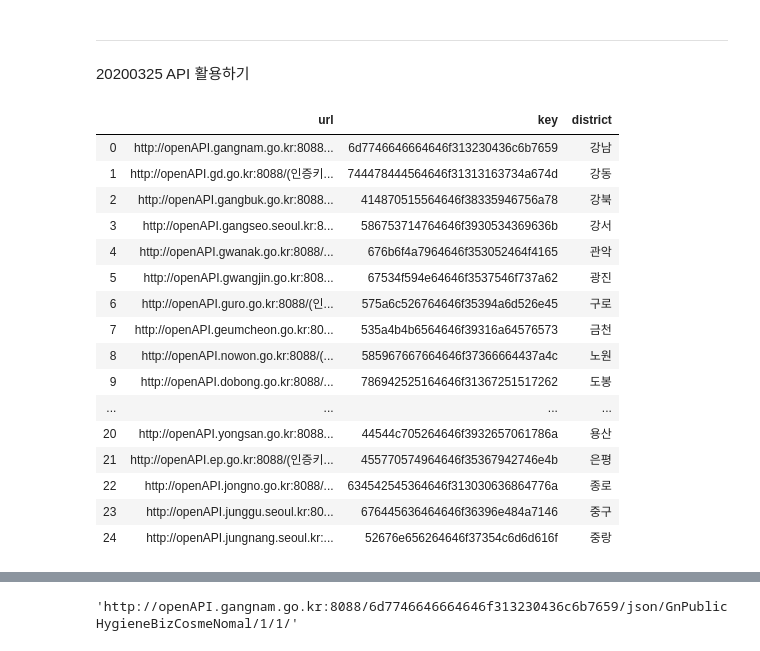
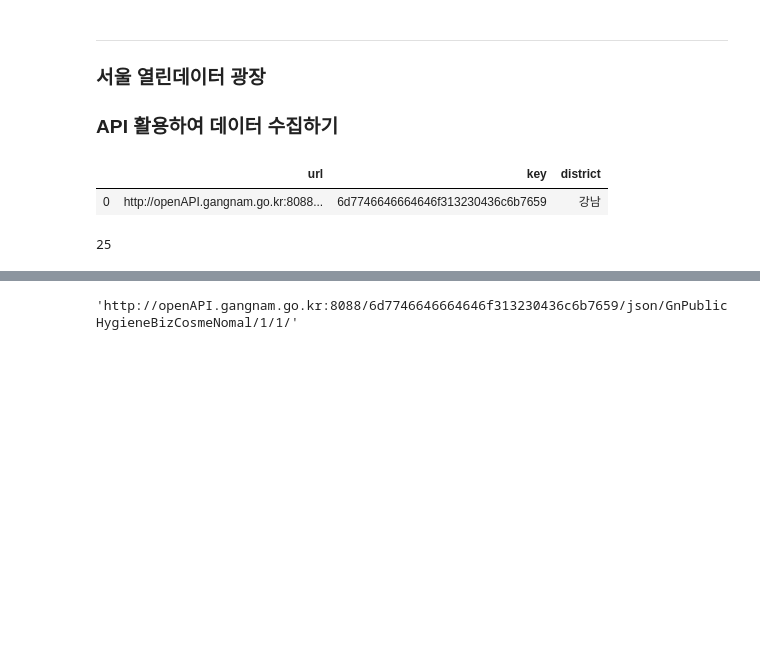
Before and after one commit to DongWon-Sehr/project_marytalk, a Jupyter notebook: dataset/서울시 미용실 데이터 API 호출 및 CSV 저장.ipynb, the cells around one changed output, grey strips where cells are left out. Saved outputs shown, nothing was run; the diff lists cells and outputs as text; code cells hidden in the pictures; blank space fills up the shorter version.

```diff
--- a/dataset/서울시 미용실 데이터 API 호출 및 CSV 저장.ipynb
+++ b/dataset/서울시 미용실 데이터 API 호출 및 CSV 저장.ipynb
@@ -7,32 +7,22 @@ import json
 import requests
 import time
 pd.set_option('display.max_columns',50) # DataFrame truncation 없이 보기
-# %% [markdown]
----
-20200325
-API 활용하기
+# %% [markdown]
+---
+### 서울 열린데이터 광장
+### API 활용하여 데이터 수집하기
 # %%
 # 서울 각 지역별 API url과 인증키 데이터가 담긴 csv파일 읽어오기
 # DataFrame(이하 DF) 형태로 생성
 df_url = pd.read_csv('./seoul_salon_api_key.csv', encoding='cp949')
-df_url
+df_url.head(1)
 # %% [output]
 |  | url | key | district |
 | 0 | http://openAPI.gangnam.go.kr:8088... | 6d7746646664646f313230436c6b7659 | 강남 |
-| 1 | http://openAPI.gd.go.kr:8088/(인증키... | 744478444564646f31313163734a674d | 강동 |
-| 2 | http://openAPI.gangbuk.go.kr:8088... | 414870515564646f38335946756a78 | 강북 |
-| 3 | http://openAPI.gangseo.seoul.kr:8... | 586753714764646f3930534369636b | 강서 |
-| 4 | http://openAPI.gwanak.go.kr:8088/... | 676b6f4a7964646f353052464f4165 | 관악 |
-| 5 | http://openAPI.gwangjin.go.kr:808... | 67534f594e64646f3537546f737a62 | 광진 |
-| 6 | http://openAPI.guro.go.kr:8088/(인... | 575a6c526764646f35394a6d526e45 | 구로 |
-| 7 | http://openAPI.geumcheon.go.kr:80... | 535a4b4b6564646f39316a64576573 | 금천 |
-| 8 | http://openAPI.nowon.go.kr:8088/(... | 585967667664646f37366664437a4c | 노원 |
-| 9 | http://openAPI.dobong.go.kr:8088/... | 786942525164646f31367251517262 | 도봉 |
-| ... | ... | ... | ... |
-| 20 | http://openAPI.yongsan.go.kr:8088... | 44544c705264646f3932657061786a | 용산 |
-| 21 | http://openAPI.ep.go.kr:8088/(인증키... | 455770574964646f35367942746e4b | 은평 |
-| 22 | http://openAPI.jongno.go.kr:8088/... | 634542545364646f313030636864776a | 종로 |
-| 23 | http://openAPI.junggu.seoul.kr:80... | 676445636464646f36396e484a7146 | 중구 |
-| 24 | http://openAPI.jungnang.seoul.kr:... | 52676e656264646f37354c6d6d616f | 중랑 |
+# %%
+# url 데이터 개수 : 25개
+len(df_url)
+# %% [output]
+25
 # %%
 # DF의 value(값)만 보기
```
Also changed, not shown: parts of 19 cells of this notebook.
